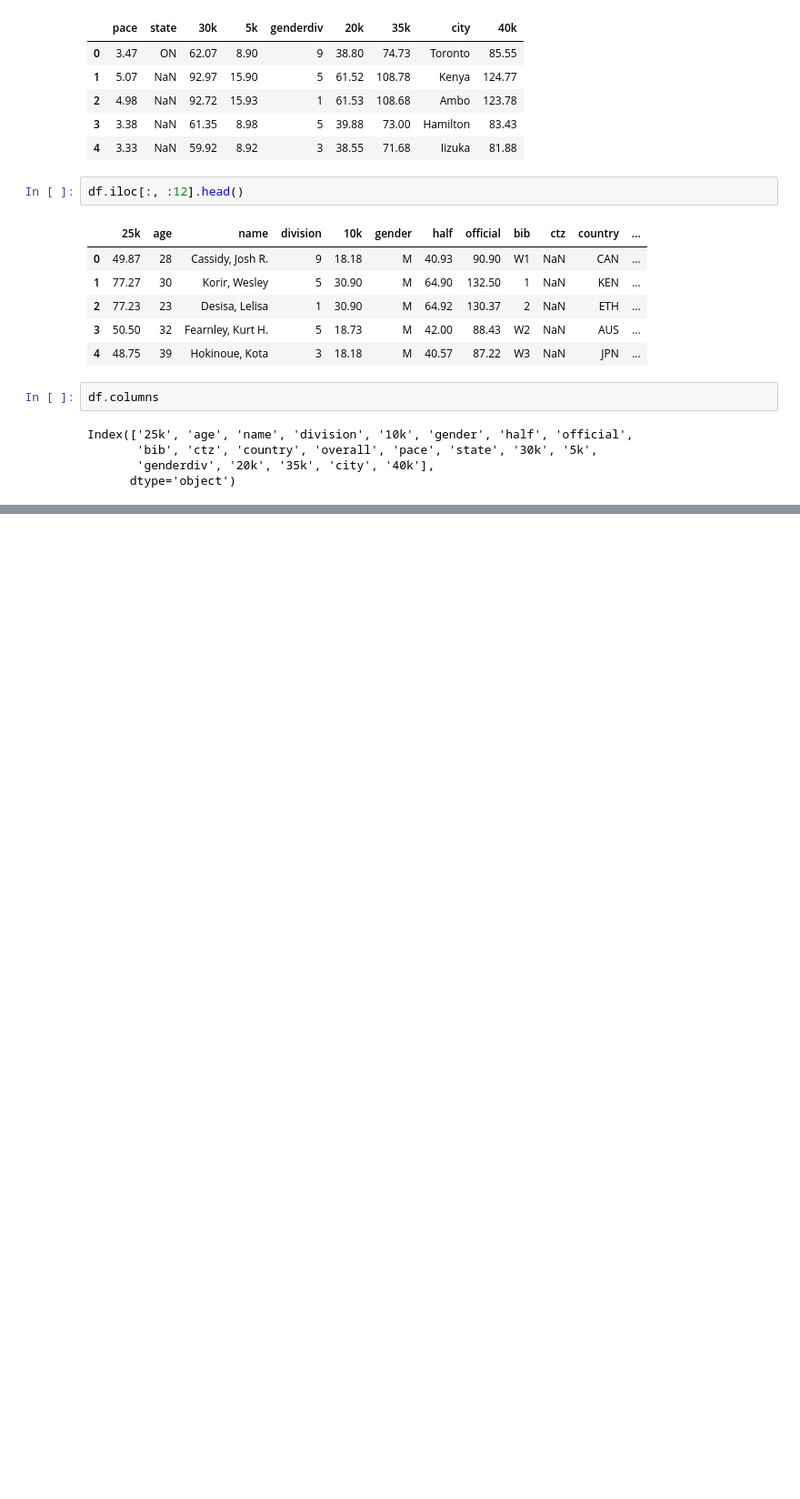
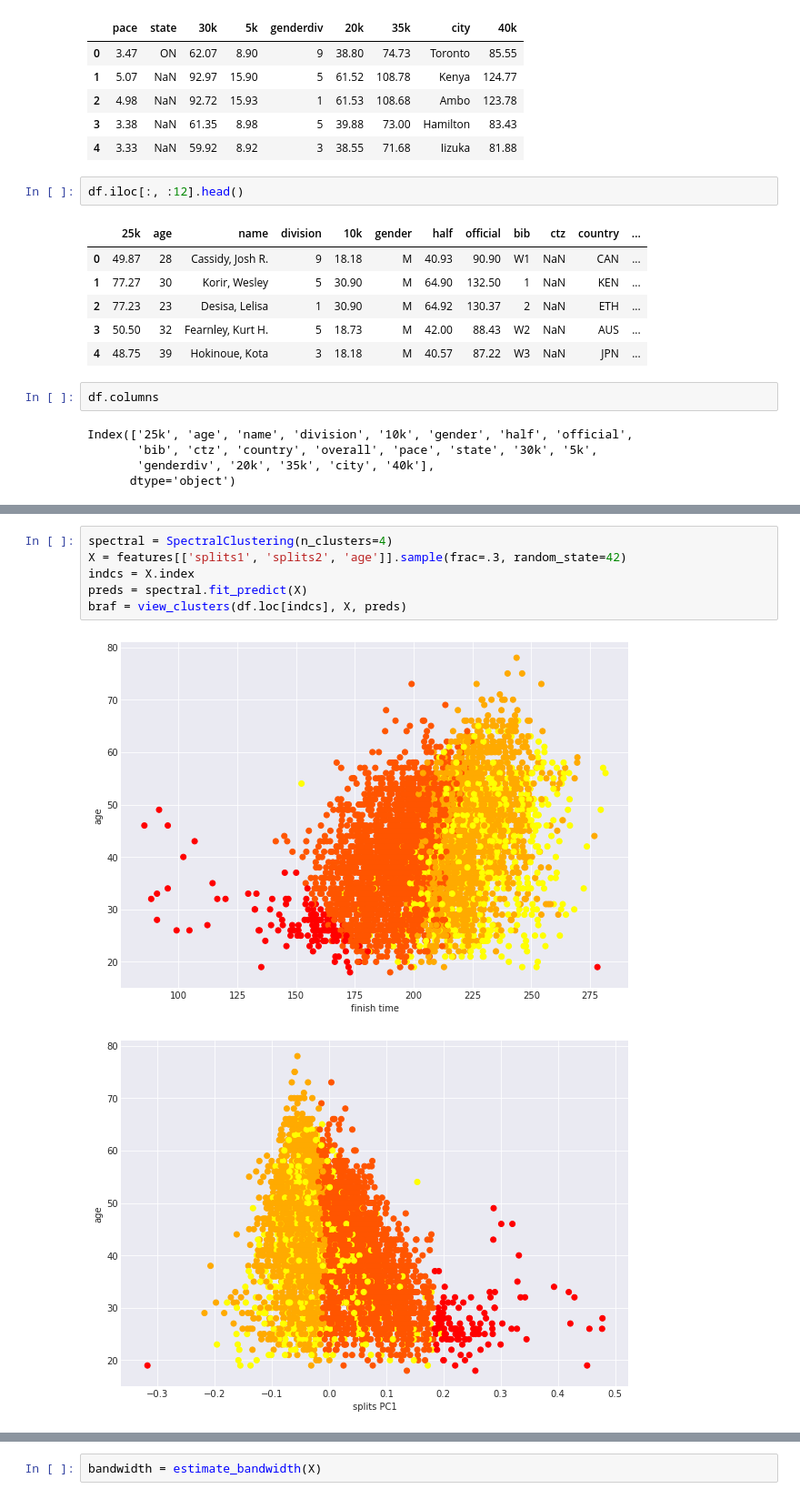
Before and after one commit to AlliedToasters/clustering_drills, a Jupyter notebook: runners.ipynb, the cells around one changed output, grey strips where cells are left out. Shown: that part at 91% size. Saved outputs shown, nothing was run; the diff lists cells and outputs as text; blank space fills up the shorter version.

```diff
--- a/runners.ipynb
+++ b/runners.ipynb
@@ -102,0 +182,9 @@ plt.show();
+# %%
+spectral = SpectralClustering(n_clusters=4)
+X = features[['splits1', 'splits2', 'age']].sample(frac=.3, random_state=42)
+indcs = X.index
+preds = spectral.fit_predict(X)
+braf = view_clusters(df.loc[indcs], X, preds)
+# %% [output]
+[figure, added]
+[figure, added]
@@ -102,0 +193,2 @@ plt.show();
+# %%
+bandwidth = estimate_bandwidth(X)
```
Also changed, not shown: parts of 20 cells of this notebook.
